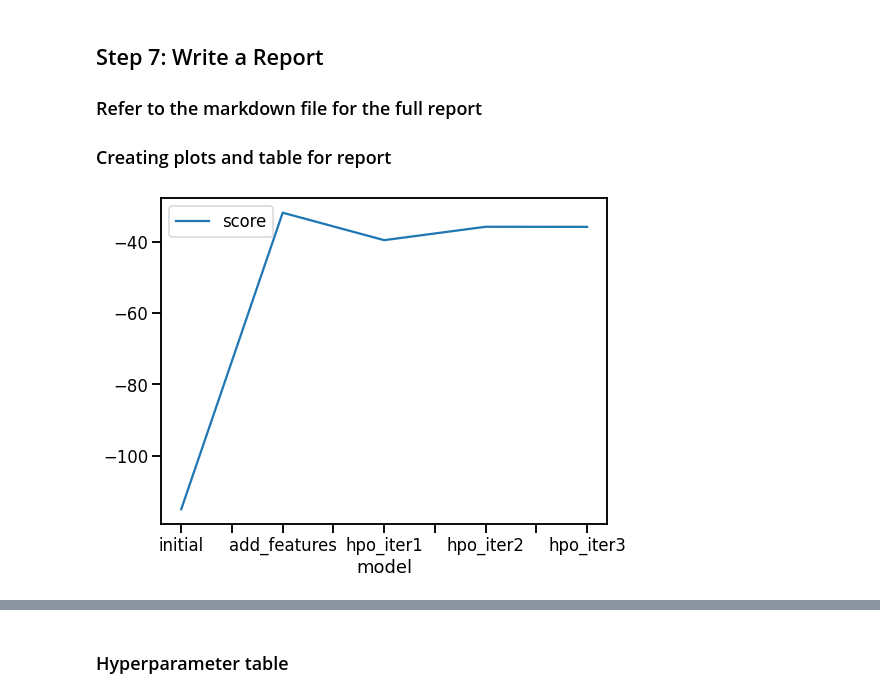
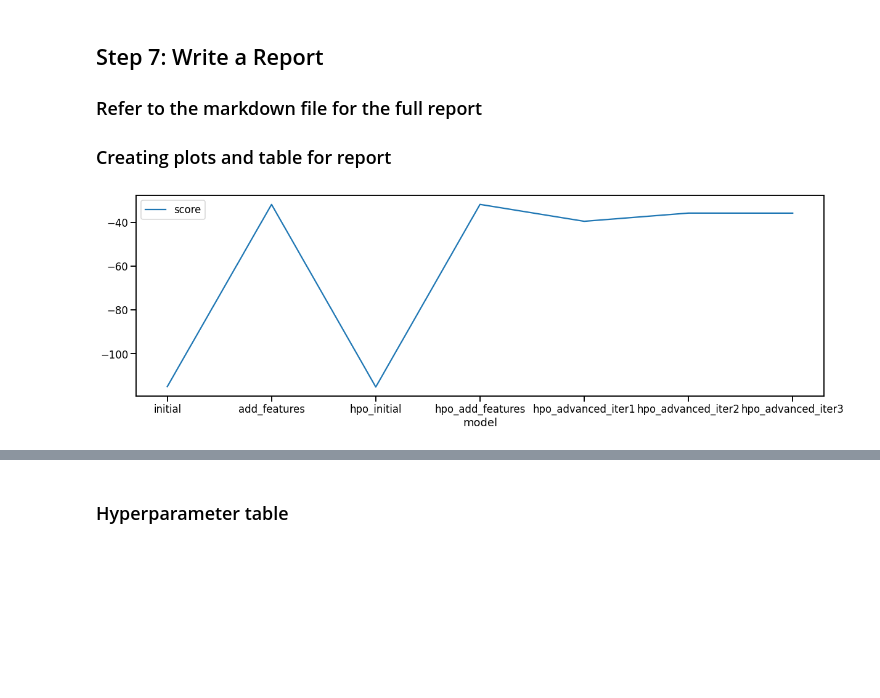
Before and after one commit to elvyna/udacity-aws-mle-nanodegree, a Jupyter notebook: project01-bike-sharing-demand-prediction/project-notebook.ipynb, the cells around one changed output, grey strips where cells are left out. Cells and saved outputs as stored; diff of their text form; code cells hidden in the pictures; blank space fills up the shorter version.

```diff
--- a/project01-bike-sharing-demand-prediction/project-notebook.ipynb
+++ b/project01-bike-sharing-demand-prediction/project-notebook.ipynb
@@ -688,0 +1103,5 @@ Input features for training: Index(['datetime', 'season', 'holiday', 'workingday
+# %%
+iter4_best_model = predictor_hpo_more_features.fit_summary(verbosity=0)['model_best']
+iter4_eval_metric = predictor_hpo_more_features.fit_summary(verbosity=0)['model_performance'][iter4_best_model]
+print(f"Best model: {iter4_best_model}; score: {iter4_eval_metric}")
+print("Hyperparameters: ", predictor_hpo_more_features.fit_summary(verbosity=0)['model_hyperparams'][iter4_best_model])
@@ -783,10 +1265,10 @@ Estimated performance of each model:
  13          6
  14          7  }
 # %%
-iter3_best_model = predictor_new_hpo.fit_summary(verbosity=0)['model_best']
-iter3_eval_metric = predictor_new_hpo.fit_summary(verbosity=0)['model_performance'][iter3_best_model]
-print(f"Best model: {iter3_best_model}; score: {iter3_eval_metric}")
-print("Hyperparameters: ", predictor_new_hpo.fit_summary(verbosity=0)['model_hyperparams'][iter3_best_model])
+iter5_best_model = predictor_new_hpo.fit_summary(verbosity=0)['model_best']
+iter5_eval_metric = predictor_new_hpo.fit_summary(verbosity=0)['model_performance'][iter5_best_model]
+print(f"Best model: {iter5_best_model}; score: {iter5_eval_metric}")
+print("Hyperparameters: ", predictor_new_hpo.fit_summary(verbosity=0)['model_hyperparams'][iter5_best_model])
 # %% [output]
 Best model: WeightedEnsemble_L3; score: -39.58163381347467
 Hyperparameters:  {'use_orig_features': False, 'max_base_models': 25, 'max_base_models_per_type': 5, 'save_bag_folds': True}
@@ -1016,10 +1498,10 @@ Estimated performance of each model:
  27          8
  28         10  }
 # %%
-iter4_best_model = predictor_new_hpo_2.fit_summary(verbosity=0)['model_best']
-iter4_eval_metric = predictor_new_hpo_2.fit_summary(verbosity=0)['model_performance'][iter4_best_model]
-print(f"Best model: {iter4_best_model}; score: {iter4_eval_metric}")
-print("Hyperparameters: ", predictor_new_hpo_2.fit_summary(verbosity=0)['model_hyperparams'][iter4_best_model])
+iter6_best_model = predictor_new_hpo_2.fit_summary(verbosity=0)['model_best']
+iter6_eval_metric = predictor_new_hpo_2.fit_summary(verbosity=0)['model_performance'][iter6_best_model]
+print(f"Best model: {iter6_best_model}; score: {iter6_eval_metric}")
+print("Hyperparameters: ", predictor_new_hpo_2.fit_summary(verbosity=0)['model_hyperparams'][iter6_best_model])
 # %% [output]
 Best model: WeightedEnsemble_L3; score: -35.83173063443169
 Hyperparameters:  {'use_orig_features': False, 'max_base_models': 25, 'max_base_models_per_type': 5, 'save_bag_folds': True}
@@ -1316,10 +1798,10 @@ Estimated performance of each model:
  29         23
  30          8  }
 # %%
-iter5_best_model = predictor_new_hpo_3.fit_summary(verbosity=0)['model_best']
-iter5_eval_metric = predictor_new_hpo_3.fit_summary(verbosity=0)['model_performance'][iter5_best_model]
-print(f"Best model: {iter5_best_model}; score: {iter5_eval_metric}")
-print("Hyperparameters: ", predictor_new_hpo_3.fit_summary(verbosity=0)['model_hyperparams'][iter5_best_model])
+iter7_best_model = predictor_new_hpo_3.fit_summary(verbosity=0)['model_best']
+iter7_eval_metric = predictor_new_hpo_3.fit_summary(verbosity=0)['model_performance'][iter7_best_model]
+print(f"Best model: {iter7_best_model}; score: {iter7_eval_metric}")
+print("Hyperparameters: ", predictor_new_hpo_3.fit_summary(verbosity=0)['model_hyperparams'][iter7_best_model])
 # %% [output]
 Best model: WeightedEnsemble_L3; score: -35.85761124726721
 Hyperparameters:  {'use_orig_features': False, 'max_base_models': 25, 'max_base_models_per_type': 5, 'save_bag_folds': True}
@@ -1364,21 +1846,23 @@ Perhaps we should keep `week`, although it has a low importance, it may help imp
 # %%
 # Taking the top model score from each training run and creating a line plot to show improvement
 # You can create these in the notebook and save them to PNG or use some other tool (e.g. google sheets, excel)
 fig = pd.DataFrame(
     {
-        "model": ["initial", "add_features", "hpo_iter1", "hpo_iter2", "hpo_iter3"],
+        "model": ["initial", "add_features", "hpo_initial", "hpo_add_features", "hpo_advanced_iter1", "hpo_advanced_iter2", "hpo_advanced_iter3"],
         "score": [
             predictor.fit_summary(verbosity=0)['model_performance'][iter1_best_model],
             predictor_new_features.fit_summary(verbosity=0)['model_performance'][iter2_best_model],
-            predictor_new_hpo.fit_summary(verbosity=0)['model_performance'][iter3_best_model],
-            predictor_new_hpo_2.fit_summary(verbosity=0)['model_performance'][iter4_best_model],
-            predictor_new_hpo_3.fit_summary(verbosity=0)['model_performance'][iter5_best_model]
+            predictor_hpo_initial.fit_summary(verbosity=0)['model_performance'][iter3_best_model],
+            predictor_hpo_more_features.fit_summary(verbosity=0)['model_performance'][iter4_best_model],
+            predictor_new_hpo.fit_summary(verbosity=0)['model_performance'][iter5_best_model],
+            predictor_new_hpo_2.fit_summary(verbosity=0)['model_performance'][iter6_best_model],
+            predictor_new_hpo_3.fit_summary(verbosity=0)['model_performance'][iter7_best_model]
         ]
     }
-).plot(kind="line", x="model", y="score", figsize=(8, 6)).get_figure()
+).plot(kind="line", x="model", y="score", figsize=(20, 6)).get_figure()
 fig.savefig('img/model_train_score.png')
 # %% [output]
-[figure, old version]
+[figure, new version]
 # %%
 !kaggle competitions submissions -c bike-sharing-demand
 # %% [output]
```
Also changed, not shown: parts of 32 cells of this notebook, 6 other files.
